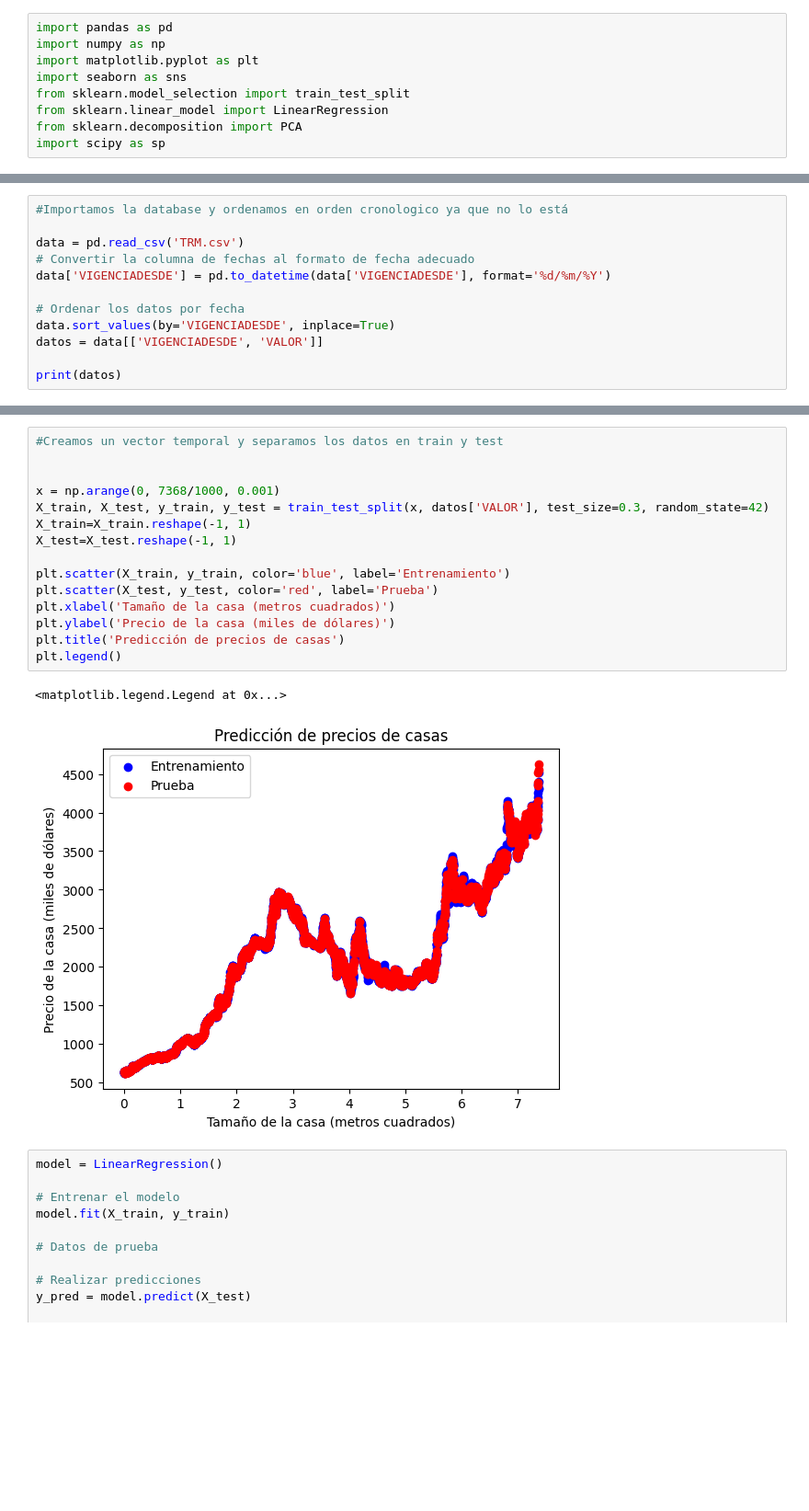
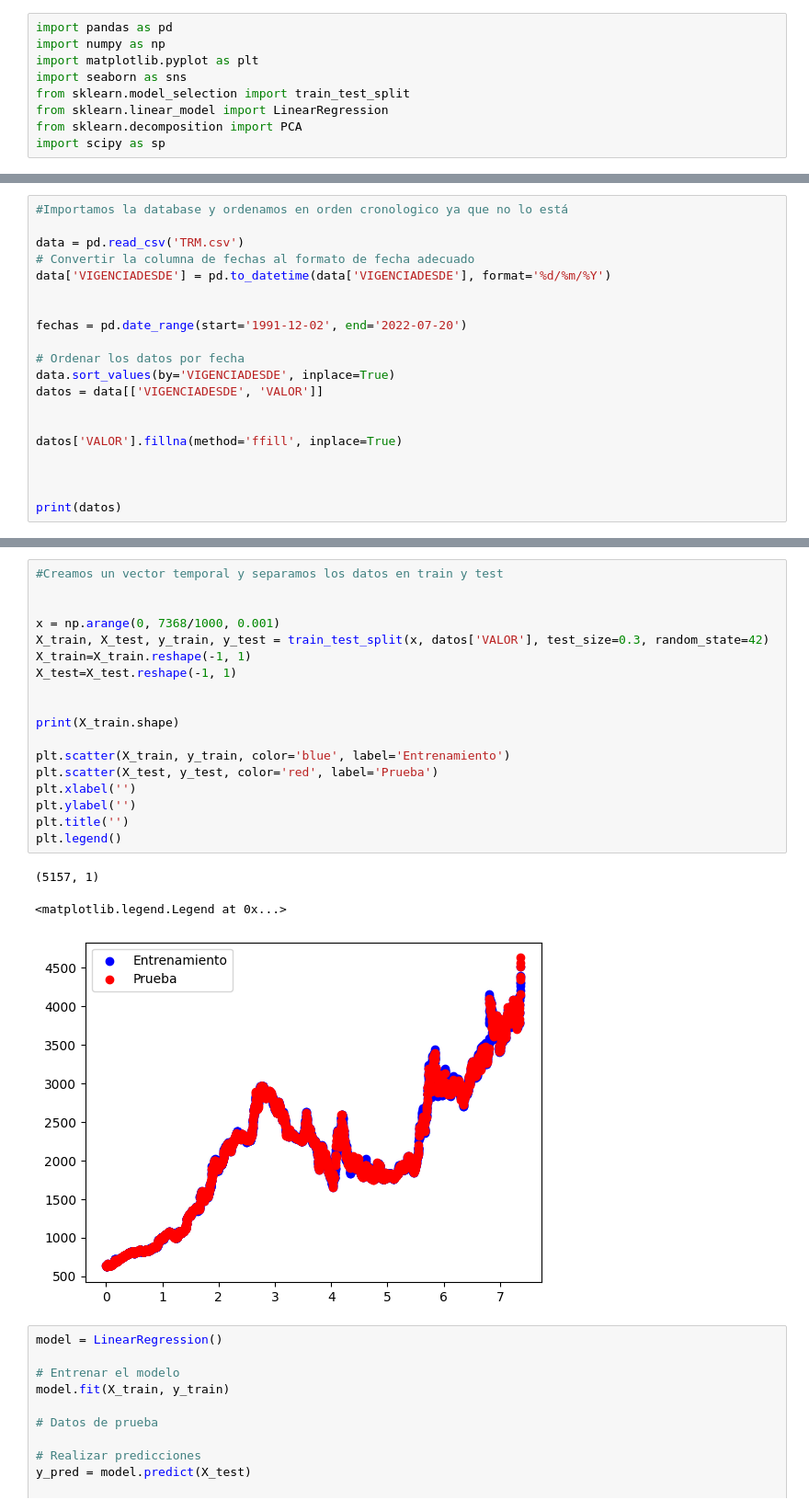
Before and after one commit to cabb1808/ProyectoSenales3, a Jupyter notebook: Proyecto_Final.ipynb, the cells around one changed output, grey strips where cells are left out. Shown at 92% size. Drawn from its saved outputs; the diff is of its cells as text; blank space fills up the shorter version.

```diff
--- a/Proyecto_Final.ipynb
+++ b/Proyecto_Final.ipynb
@@ -29,10 +29,18 @@ data = pd.read_csv('TRM.csv')
 # Convertir la columna de fechas al formato de fecha adecuado
 data['VIGENCIADESDE'] = pd.to_datetime(data['VIGENCIADESDE'], format='%d/%m/%Y')
 
+
+fechas = pd.date_range(start='1991-12-02', end='2022-07-20')
+
 # Ordenar los datos por fecha
 data.sort_values(by='VIGENCIADESDE', inplace=True)
 datos = data[['VIGENCIADESDE', 'VALOR']]
 
+
+datos['VALOR'].fillna(method='ffill', inplace=True)
+
+
+
 print(datos)
 # %% [output]
      VIGENCIADESDE    VALOR
@@ -52,21 +64,25 @@ print(datos)
 # %%
 #Creamos un vector temporal y separamos los datos en train y test
 
 
 x = np.arange(0, 7368/1000, 0.001)
 X_train, X_test, y_train, y_test = train_test_split(x, datos['VALOR'], test_size=0.3, random_state=42)
 X_train=X_train.reshape(-1, 1)
 X_test=X_test.reshape(-1, 1)
 
+
+print(X_train.shape)
+
 plt.scatter(X_train, y_train, color='blue', label='Entrenamiento')
 plt.scatter(X_test, y_test, color='red', label='Prueba')
-plt.xlabel('Tamaño de la casa (metros cuadrados)')
-plt.ylabel('Precio de la casa (miles de dólares)')
-plt.title('Predicción de precios de casas')
+plt.xlabel('')
+plt.ylabel('')
+plt.title('')
 plt.legend()
 # %% [output]
-<matplotlib.legend.Legend at 0x...>
+(5157, 1)
+<matplotlib.legend.Legend at 0x...>
-[figure, old version]
+[figure, new version]
 # %%
 model = LinearRegression()
 
```
Also changed, not shown: parts of 6 cells of this notebook.
